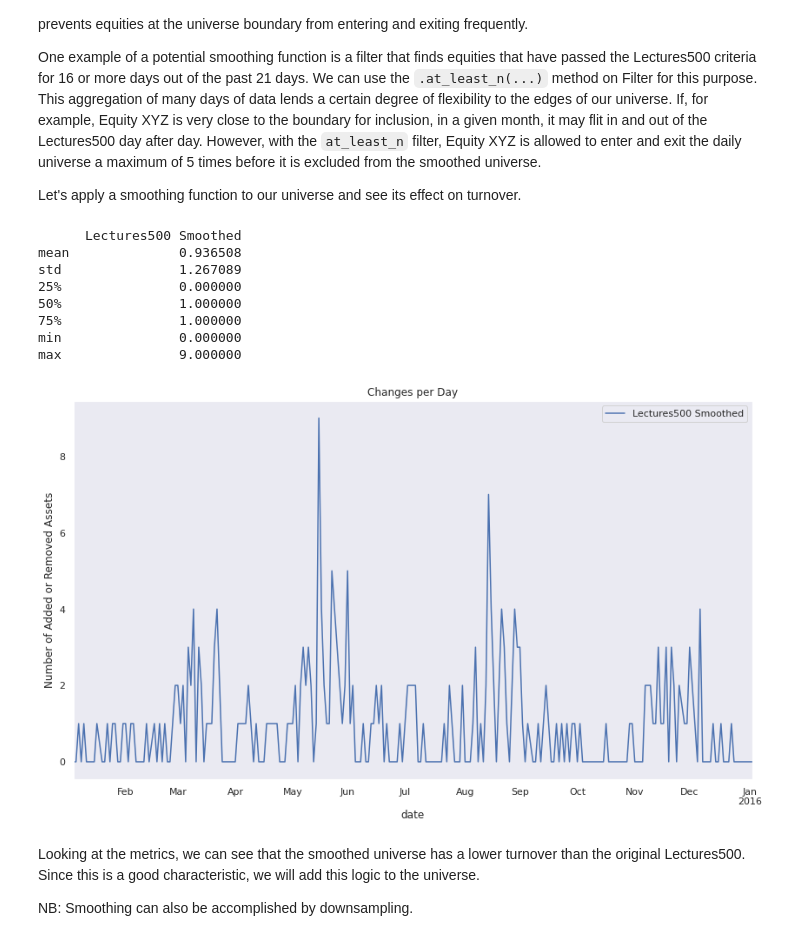
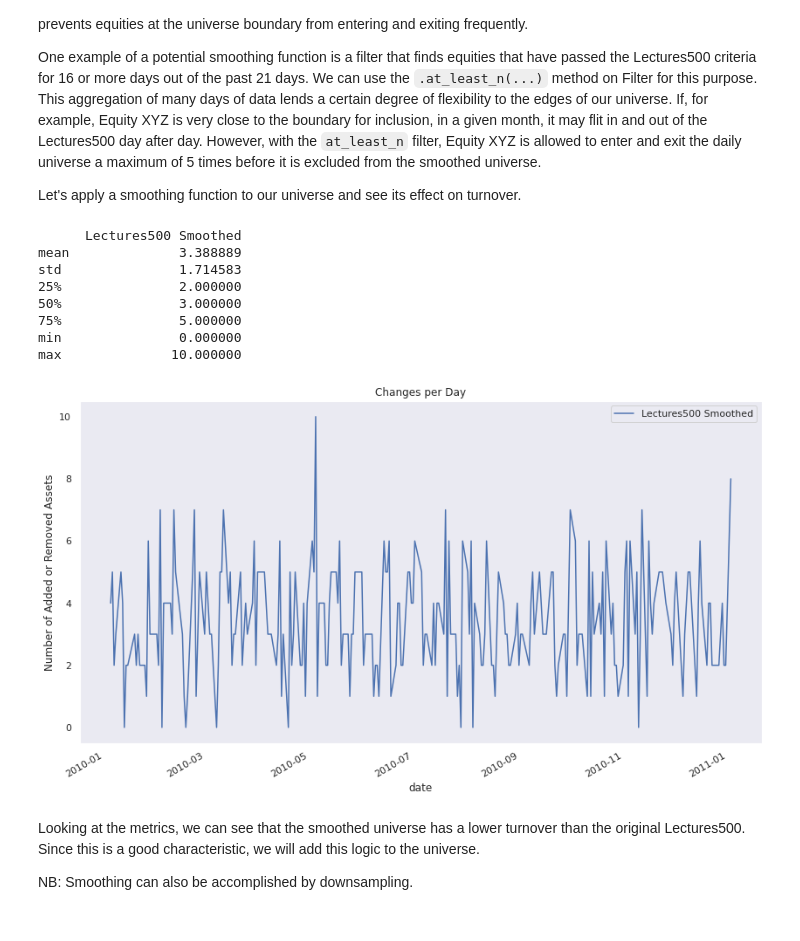
Before and after one commit to quantrocket-codeload/quant-finance-lectures, a Jupyter notebook: quant_finance_lectures/Lecture29-Universe-Selection.ipynb, the cells around one changed output. Saved outputs shown, nothing was run; the diff lists cells and outputs as text; code cells hidden in the pictures.

Commit message:
update lectures for 2.10

```diff
--- a/quant_finance_lectures/Lecture29-Universe-Selection.ipynb
+++ b/quant_finance_lectures/Lecture29-Universe-Selection.ipynb
@@ -74,10 +76,16 @@ If I create a universe that only looks at equities in the technology sector, my
 Let's have a look at the sector breakdown of the Lectures500.
 # %%
 # Rename our universe to Lectures500
-Lectures500 = revenue.top(500)
+Lectures500 = dollar_volume.top(500)
 
 def get_sectors(day, universe, bundle):
-    pipe = Pipeline(columns={'Sector': master.SecuritiesMaster.usstock_Sector.latest}, screen=universe)
+    pipe = Pipeline(
+        columns={
+            'Sector': master.SecuritiesMaster.usstock_Sector.latest
+        },
+        screen=universe,
+        initial_universe=common_stocks
+    )
     # Drop the datetime level of the index, since we only have one day of data
     return run_pipeline(pipe, start_date=day, end_date=day, bundle=bundle).reset_index(level=0, drop=True)
 
@@ -86,7 +94,7 @@ def calculate_sector_counts(sectors):
     counts = (sectors.groupby('Sector').size())
     return counts
 
-lectures500_sectors = get_sectors('2016-01-04', Lectures500, 'usstock-1d-bundle')
+lectures500_sectors = get_sectors('2010-01-04', Lectures500, 'usstock-learn-1d')
 lectures500_counts = calculate_sector_counts(lectures500_sectors)
 # %%
 def plot_sector_counts(sector_counts):
@@ -137,7 +145,14 @@ When creating a universe, there is an inherent tradeoff between stagnation and s
 
 Let's have a look at the turnover for the Lectures500!
 # %%
-res = run_pipeline(Pipeline(columns={'Lectures500' : Lectures500}), start_date='2015-01-01', end_date='2016-01-01', bundle='usstock-1d-bundle')
+res = run_pipeline(
+    Pipeline(
+        columns={
+            'Lectures500' : Lectures500
+        },
+        initial_universe=common_stocks
+    ), start_date='2010-01-01', end_date='2011-01-01', bundle='usstock-learn-1d')
+
 res = res.unstack().fillna(False).astype(int)
 
 def calculate_daily_turnover(unstacked):
@@ -145,8 +160,10 @@ def calculate_daily_turnover(unstacked):
             .diff()        # Get 1/0 (True/False) showing where values changed from previous day.
             .abs()         # take absolute value so that any turnover is a 1
             .iloc[1:]      # Drop first row, which is meaningless after diff().
-            .groupby(axis=1, level=0)
-            .sum())        # Group by universe and count number of 1 values in each row.
+            .T
+            .groupby(level=0)
+            .sum()
+            .T)        # Group by universe and count number of 1 values in each row.
 
 def plot_daily_turnover(unstacked):
 
@@ -189,24 +206,30 @@ Let's apply a smoothing function to our universe and see its effect on turnover.
 # %%
 Lectures500 = Lectures500.at_least_n(16, window_length=21)
 
-res_smoothed = run_pipeline(Pipeline(columns={'Lectures500 Smoothed' : Lectures500}),
-                            start_date='2015-01-01',
-                            end_date='2016-01-01',
-                            bundle='usstock-1d-bundle')
+res_smoothed = run_pipeline(
+    Pipeline(
+        columns={
+            'Lectures500 Smoothed' : Lectures500
+        },
+        initial_universe=common_stocks
+    ),
+    start_date='2010-01-01',
+    end_date='2011-01-01',
+    bundle='usstock-learn-1d')
 res_smoothed = res_smoothed.unstack().fillna(False).astype(int)
 
 plot_daily_turnover(res_smoothed)
 print_daily_turnover_stats(res_smoothed)
 # %% [output]
       Lectures500 Smoothed
-mean              0.936508
-std               1.267089
-25%               0.000000
-50%               1.000000
-75%               1.000000
+mean              3.388889
+std               1.714583
+25%               2.000000
+50%               3.000000
+75%               5.000000
 min               0.000000
-max               9.000000
+max              10.000000
-[figure, old version]
+[figure, new version]
 # %% [markdown]
 Looking at the metrics, we can see that the smoothed universe has a lower turnover than the original Lectures500. Since this is a good characteristic, we will add this logic to the universe.
 
```
Also changed, not shown: parts of 7 cells of this notebook, 49 other files.
